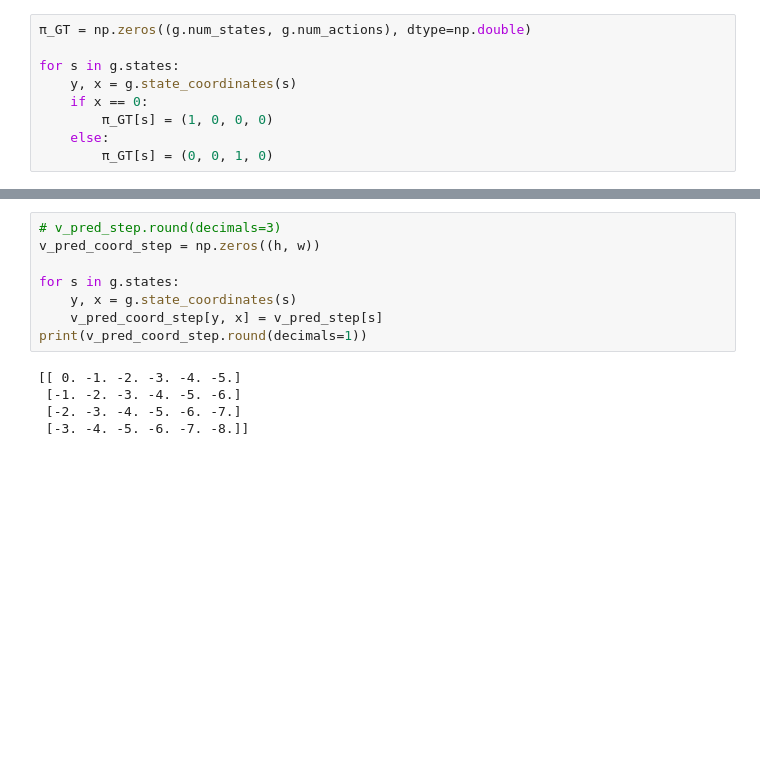
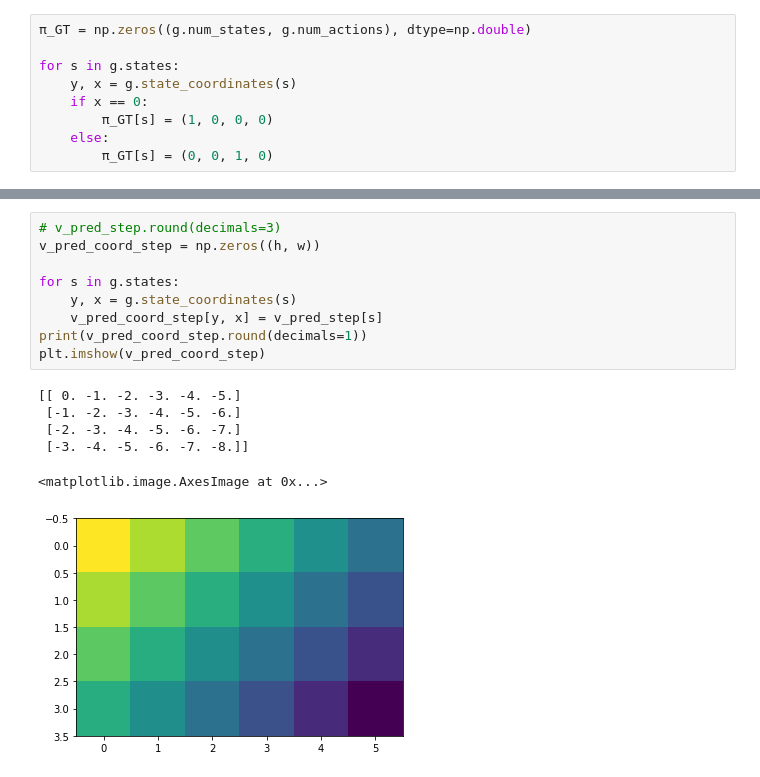
Before and after one commit to mwoedlinger/rl_exercises, a Jupyter notebook: Tutorial_5/RL_5.3.ipynb, the cells around one changed output, grey strips where cells are left out. Cells and saved outputs as stored; diff of their text form; blank space fills up the shorter version.

```diff
--- a/Tutorial_5/RL_5.3.ipynb
+++ b/Tutorial_5/RL_5.3.ipynb
@@ -390,16 +389,19 @@ print(v_pred_coord.round(decimals=1))
 # %%
 # v_pred_step.round(decimals=3)
 v_pred_coord_step = np.zeros((h, w))
 
 for s in g.states:
     y, x = g.state_coordinates(s)
     v_pred_coord_step[y, x] = v_pred_step[s]
 print(v_pred_coord_step.round(decimals=1))
+plt.imshow(v_pred_coord_step)
 # %% [output]
 [[ 0. -1. -2. -3. -4. -5.]
  [-1. -2. -3. -4. -5. -6.]
  [-2. -3. -4. -5. -6. -7.]
  [-3. -4. -5. -6. -7. -8.]]
+<matplotlib.image.AxesImage at 0x...>
+[figure, added]
 # %%
 # v_pred_td.round(decimals=3)
 v_pred_coord_td = np.zeros((h, w))
```
Also changed, not shown: parts of 13 cells of this notebook, 2 other files.
